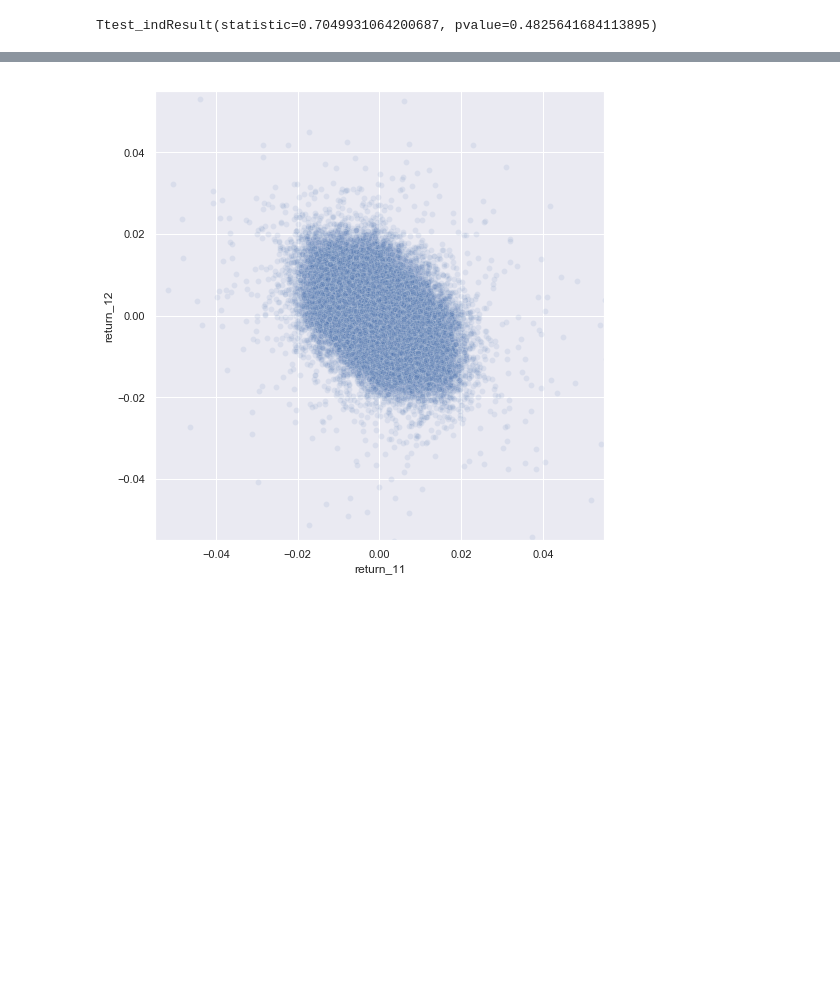
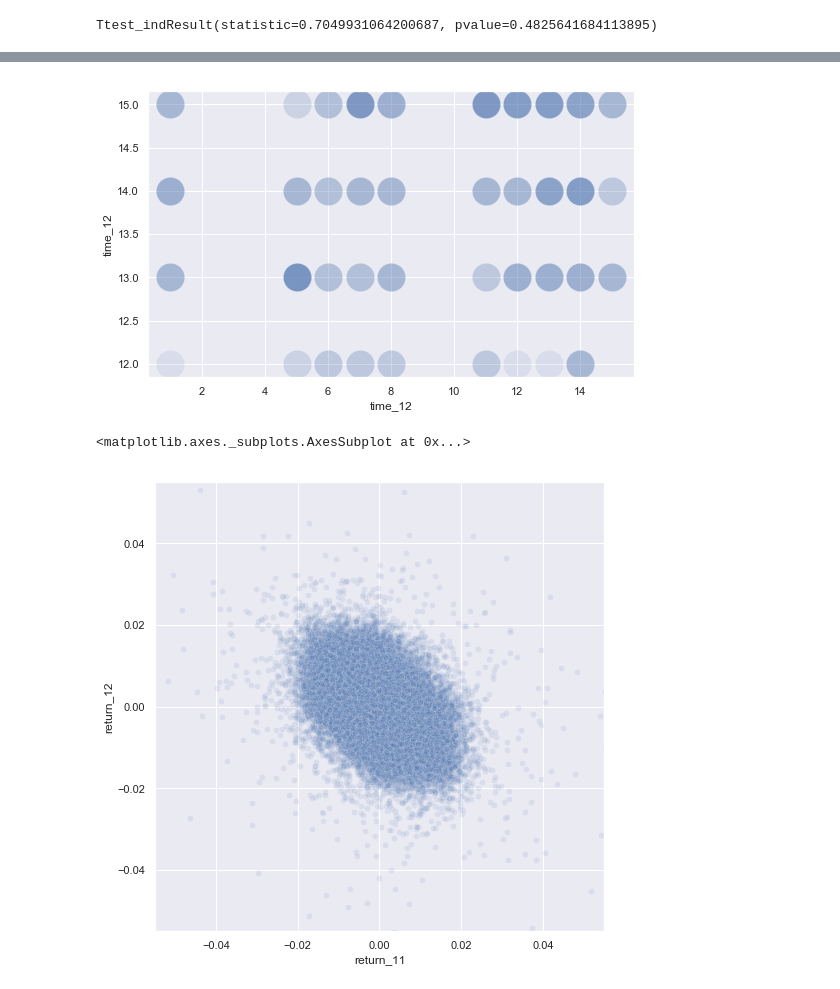
Before and after one commit to kanru-wang/stock_toy_model_for_phg, a Jupyter notebook: dev_notebook.ipynb, the cells around one changed output, grey strips where cells are left out. Drawn from its saved outputs; the diff is of its cells as text; code cells hidden in the pictures; blank space fills up the shorter version.

```diff
--- a/dev_notebook.ipynb
+++ b/dev_notebook.ipynb
@@ -901,3 +929,13 @@ Ttest_indResult(statistic=0.7049931064200687, pvalue=0.4825641684113895)
+# %%
+sns.scatterplot(x = df["time_12"].dt.day, y = df["time_12"].dt.hour, alpha = 0.1, s = 800);
+# %% [output]
+[figure, added]
+# %%
+df.set_index('time_12', drop=False, inplace=True)
+# Getting the histogram
+df.groupby(pd.Grouper(freq='10Min')).count().plot(kind='bar');
+# %% [output]
+<matplotlib.axes._subplots.AxesSubplot at 0x...>
 # %%
 pyplot.axis('scaled')
 sns.scatterplot(x = "return_11", y = "return_12", data = train_data, alpha = 0.1);
```
Also changed, not shown: parts of 11 cells of this notebook.
